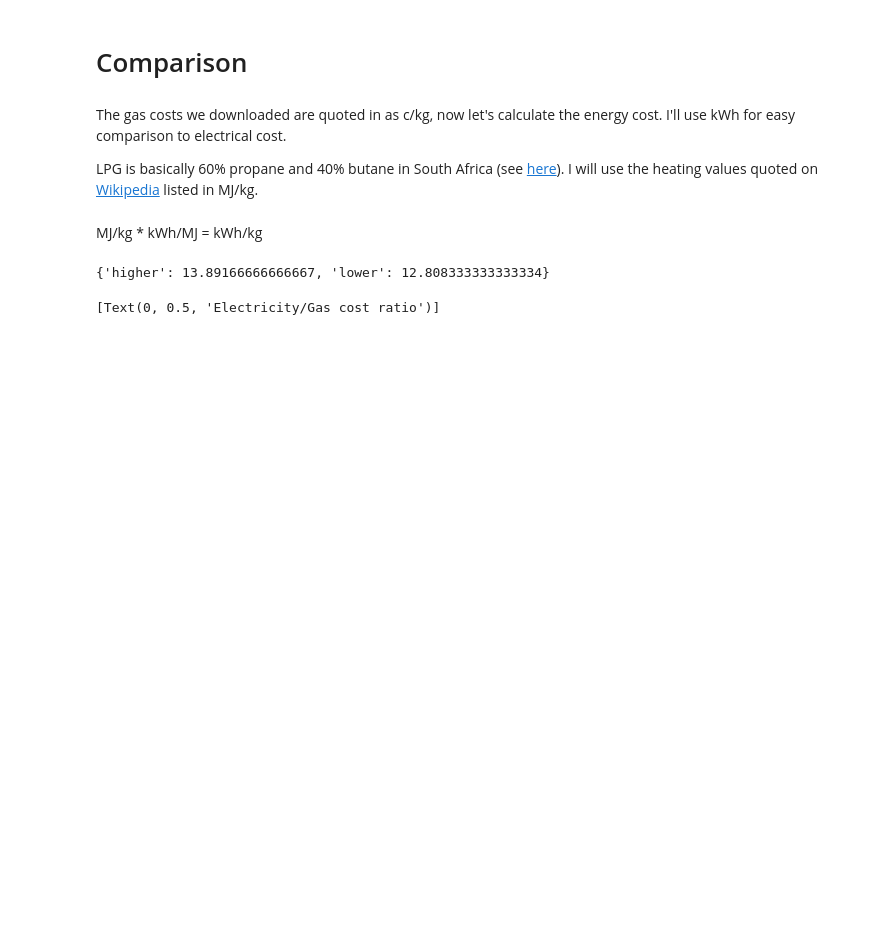
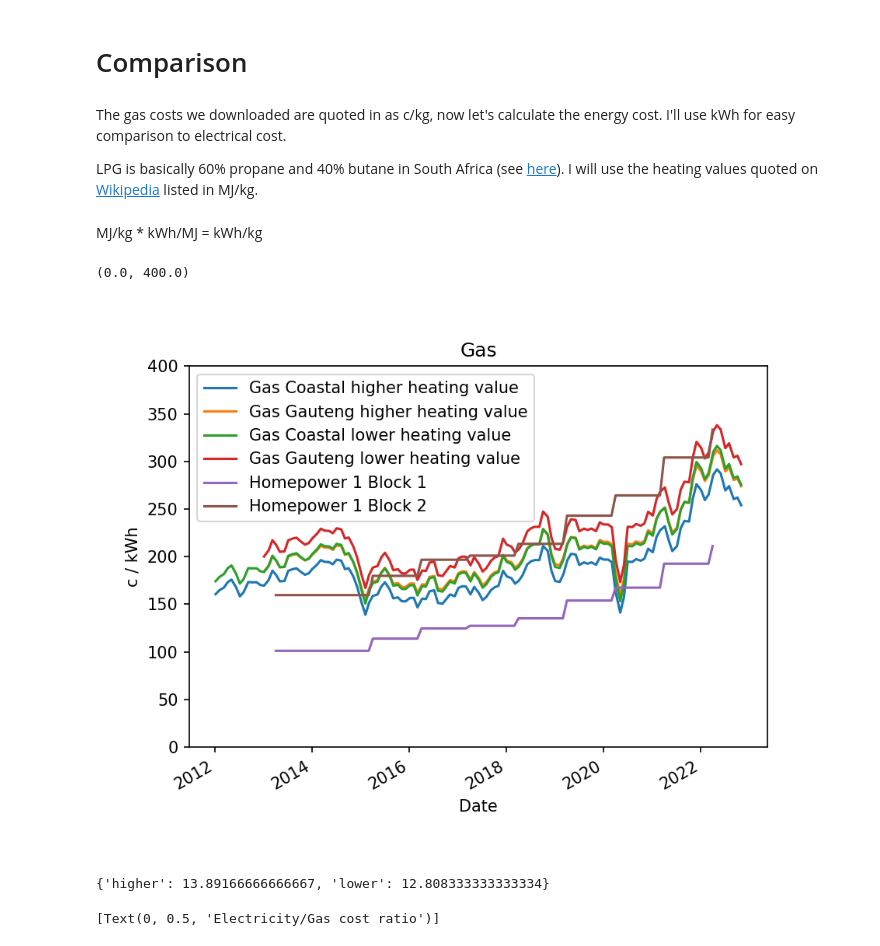
Before and after one commit to alchemyst/gas_vs_electricity, a Jupyter notebook: Gas vs electricity heating costs.ipynb, the cells around one changed output. Cells and saved outputs as stored; diff of their text form; code cells hidden in the pictures; blank space fills up the shorter version.

```diff
--- a/Gas vs electricity heating costs.ipynb
+++ b/Gas vs electricity heating costs.ipynb
@@ -116,6 +114,19 @@ heating_values = {
     'higher': (x_propane*propane_hhv + x_butane*butane_hhv)*kWh_per_MJ,
     'lower': (x_propane*propane_lhv + x_butane*butane_lhv)*kWh_per_MJ,
 }
+# %%
+fig, ax = plt.subplots()
+for hv_name, hv in heating_values.items():
+    (lpg/hv).rename(columns=lambda c: f'Gas {c} {hv_name} heating value').plot(ax=ax, title='Gas')
+elec.rename(columns=lambda c: f'Homepower 1 {c}').plot(ax=ax)
+ax.set(
+    ylabel='c / kWh'
+)
+ax.legend(title='')
+ax.set_ylim(bottom=0, top=400)
+# %% [output]
+(0.0, 400.0)
+[figure, added]
 # %%
 heating_values
 # %% [output]
```
Also changed, not shown: parts of 4 cells of this notebook.
